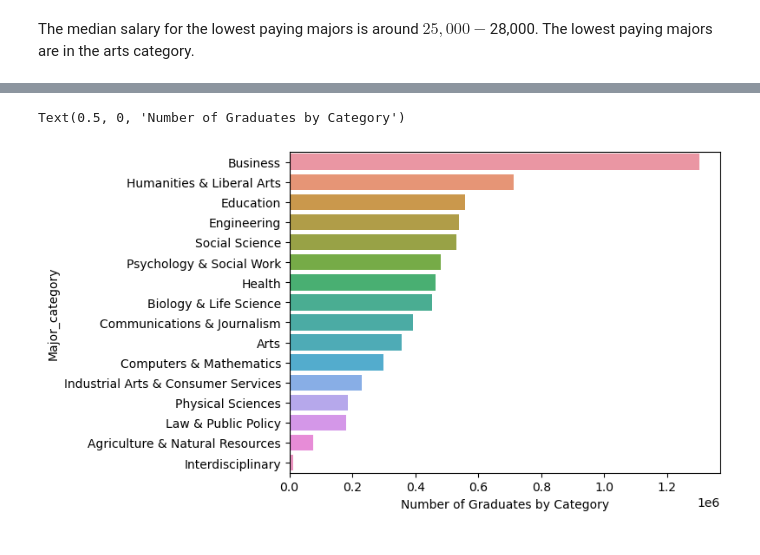
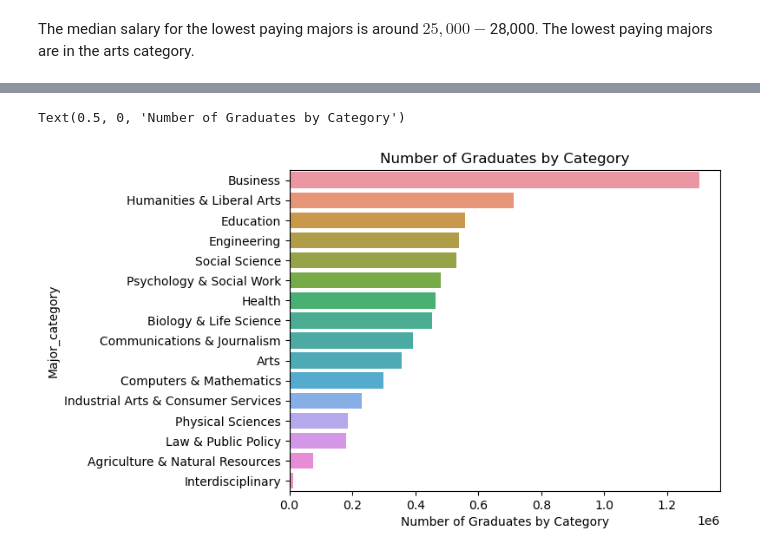
Before and after one commit to andersy005/ms-ds-notebooks, a Jupyter notebook: notebooks/analysis.ipynb, the cells around one changed output, grey strips where cells are left out. Drawn from its saved outputs; the diff is of its cells as text; code cells hidden in the pictures.

```diff
--- a/notebooks/analysis.ipynb
+++ b/notebooks/analysis.ipynb
@@ -163,8 +185,9 @@ ax.set_xscale('log')
 # %%
 category_count = df.groupby("Major_category")['Total'].sum().sort_values(ascending=False)
 ax = sns.barplot(y=category_count.index, x=category_count.values)
+ax.set_title("Number of Graduates by Category")
 ax.set_yticklabels(ax.get_yticklabels())
 ax.set_xlabel("Number of Graduates by Category")
 # %% [output]
 Text(0.5, 0, 'Number of Graduates by Category')
-[figure, old version]
+[figure, new version]
```
Also changed, not shown: parts of 12 cells of this notebook.
